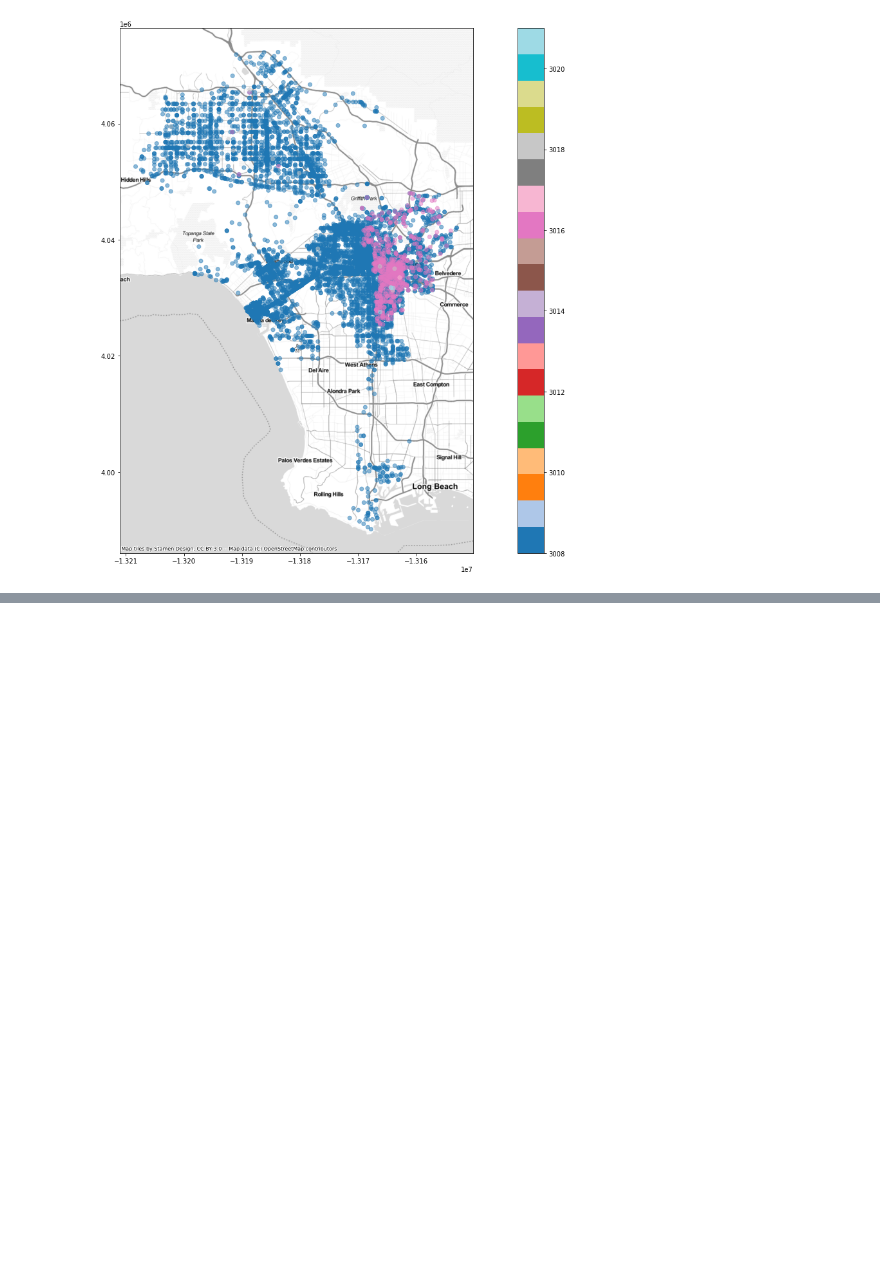
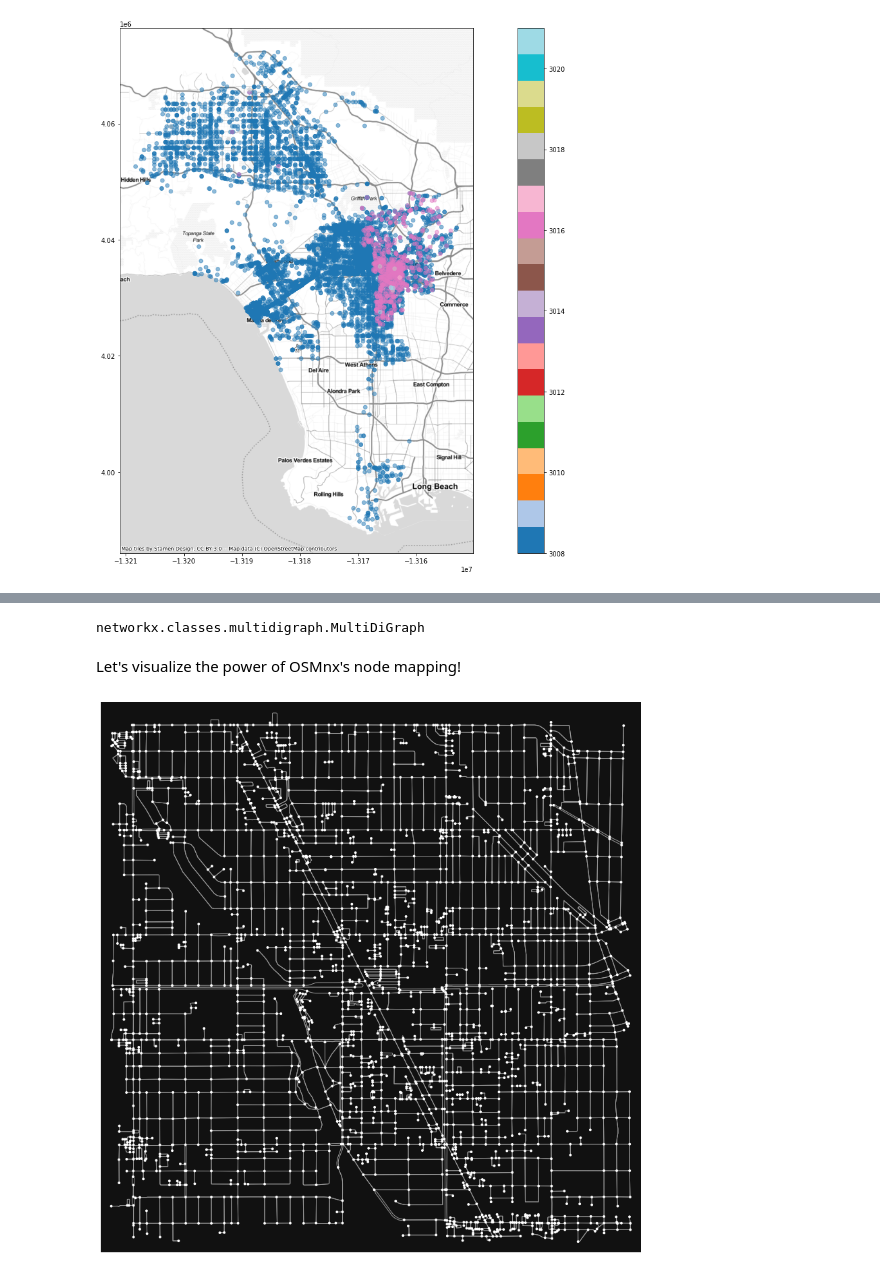
Before and after one commit to baileylai23/up206a-bailey, a Jupyter notebook: week04/Week04assignment.ipynb, the cells around one changed output, grey strips where cells are left out. Saved outputs shown, nothing was run; the diff lists cells and outputs as text; code cells hidden in the pictures; blank space fills up the shorter version.

```diff
--- a/week04/Week04assignment.ipynb
+++ b/week04/Week04assignment.ipynb
@@ -153,6 +155,9 @@ import contextily as ctx
 # %%
 # configure the place, network type, trip times, and travel speed
-address = 'Boyle Heights, Los Angeles, CA, USA'
+address = 'North Hollywood Station, Los Angeles, CA, USA'
 network_type = 'bike'
 trip_times = [5, 10, 15, 20] #in minutes
-meters_per_minute = 250 # travel distance per minute, using a low estimate of 15 km/h or 15000 m/h divided by 60 minutes = 250 m per min
+meters_per_minute = 250 # travel distance per minute,
+# %%
+%%time
+NoHo = ox.graph_from_address(address, network_type=network_type, dist = 2000)
@@ -158,0 +167,10 @@ meters_per_minute = 250 # travel distance per minute, using a low estimate of 15
+# %%
+type(NoHo)
+# %% [output]
+networkx.classes.multidigraph.MultiDiGraph
+# %% [markdown]
+Let's visualize the power of OSMnx's node mapping!
+# %%
+fig, ax = ox.plot_graph(NoHo, figsize = (15,15))
+# %% [output]
+[figure, added]
```
Also changed, not shown: parts of 13 cells of this notebook.
